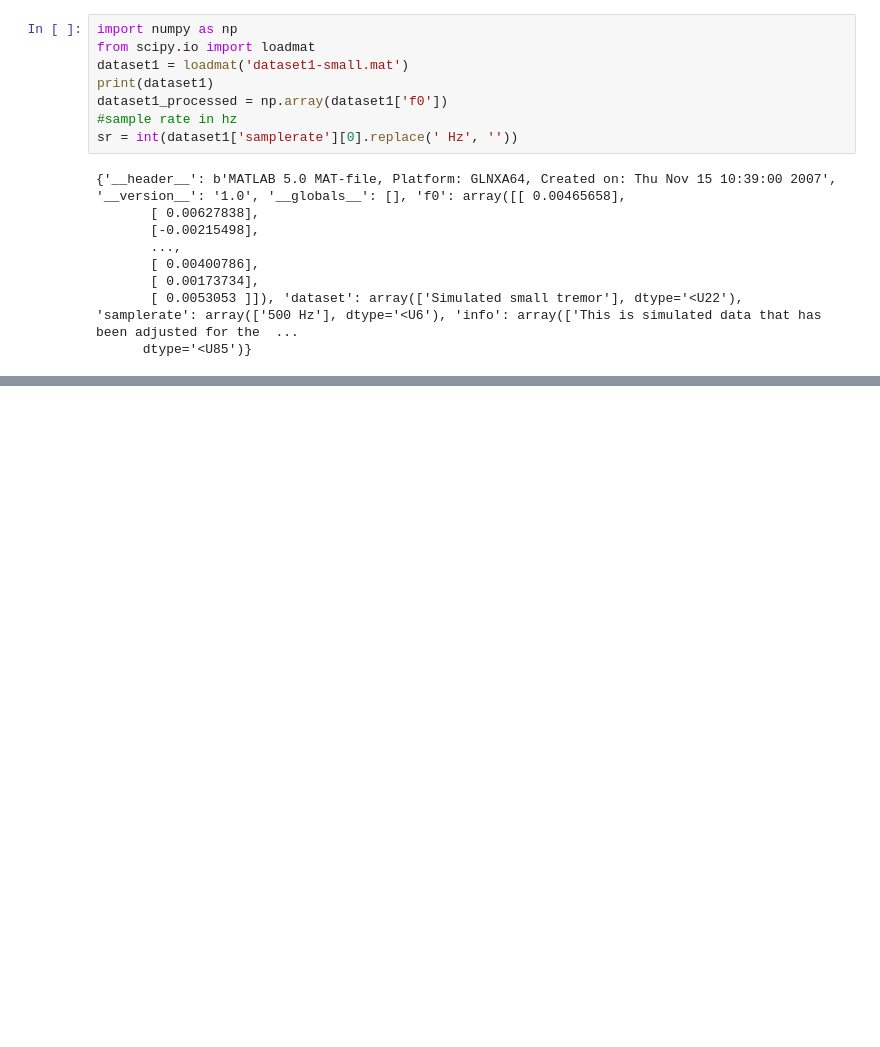
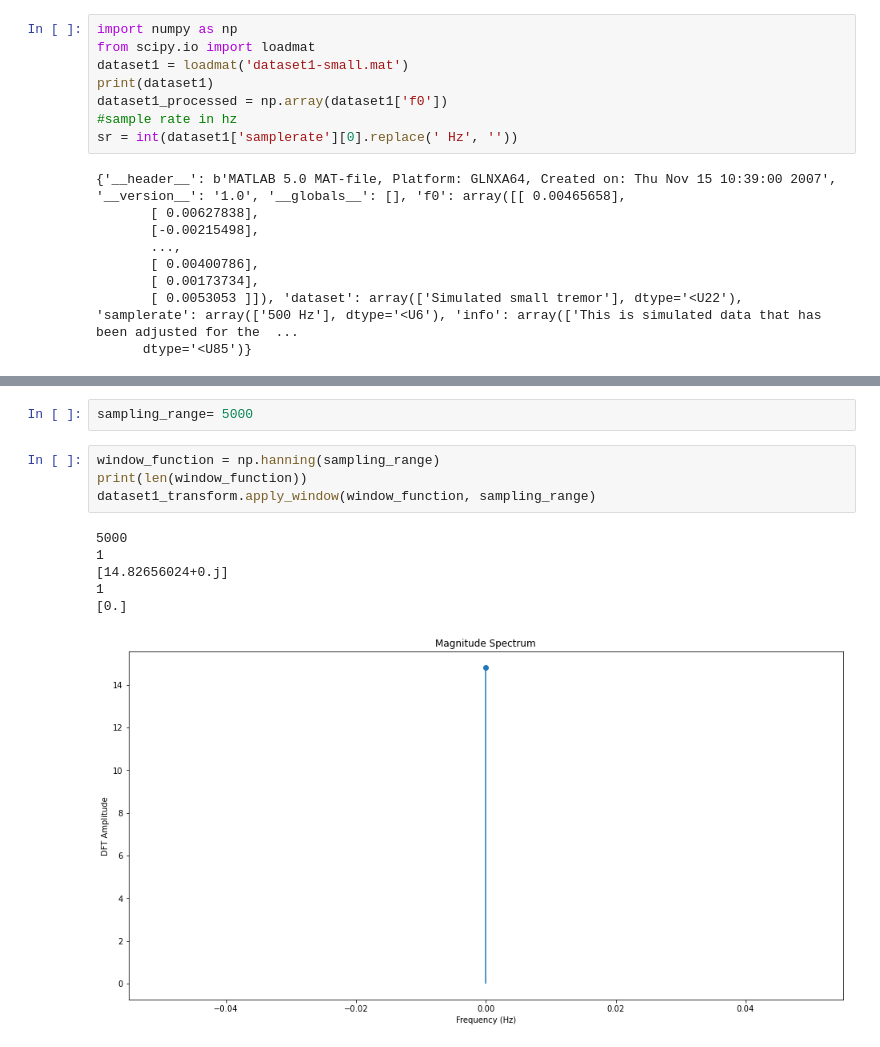
Before and after one commit to JennyYuanZW/FT-Windowing, a Jupyter notebook: earthquake dataset1.ipynb, the cells around one changed output, grey strips where cells are left out. Cells and saved outputs as stored; diff of their text form; blank space fills up the shorter version.

```diff
--- a/earthquake dataset1.ipynb
+++ b/earthquake dataset1.ipynb
@@ -64,0 +27,13 @@ MemoryError: Unable to allocate 21.0 GiB for an array with shape (37500, 37500)
+# %%
+sampling_range= 5000
+# %%
+window_function = np.hanning(sampling_range)
+print(len(window_function))
+dataset1_transform.apply_window(window_function, sampling_range)
+# %% [output]
+5000
+1
+[14.82656024+0.j]
+1
+[0.]
+[figure, added]
```
Also changed, not shown: parts of 4 cells of this notebook, 2 other files.
